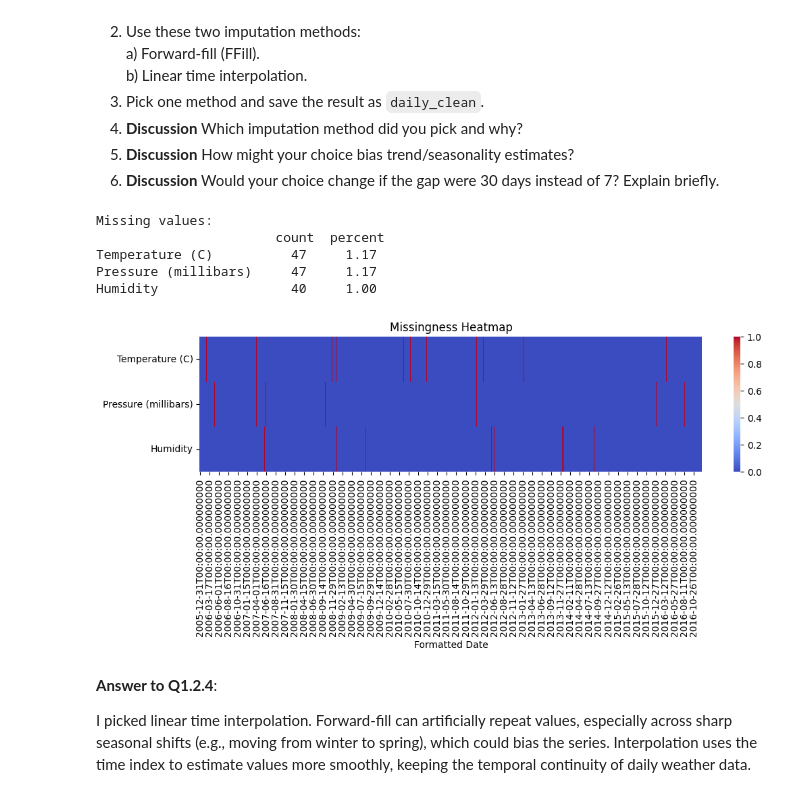
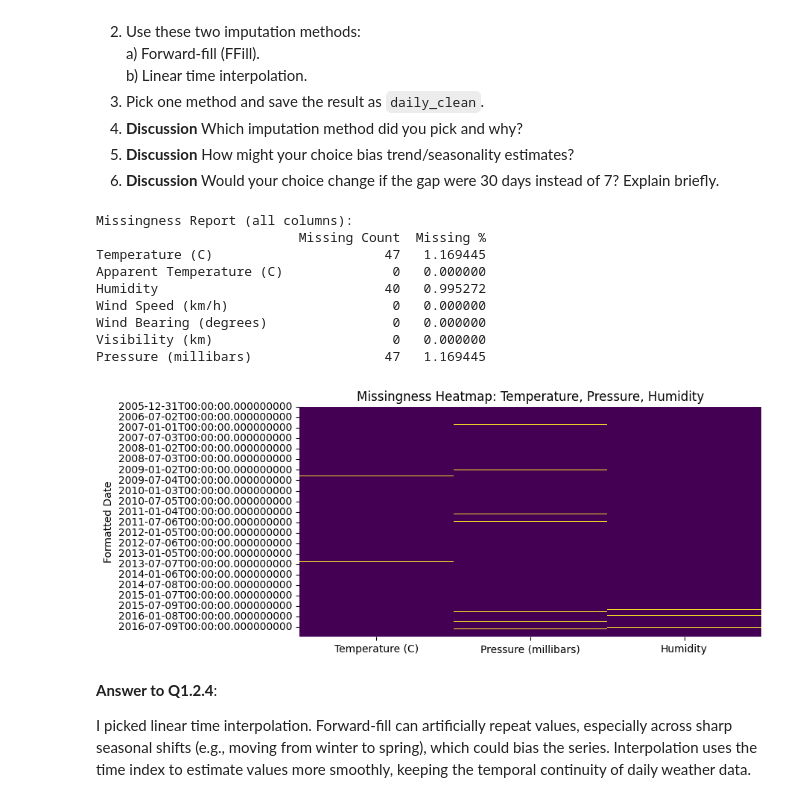
Before and after one commit to AdamDunn1437/4010_A1, a Jupyter notebook: Assignment1.ipynb, the cells around one changed output. Saved outputs shown, nothing was run; the diff lists cells and outputs as text; code cells hidden in the pictures.

```diff
--- a/Assignment1.ipynb
+++ b/Assignment1.ipynb
@@ -81,27 +103,38 @@ No categorical variables found → none.
 6. **Discussion** Would your choice change if the gap were 30 days instead of 7? Explain briefly.
 # %%
 # Answer to Q1.2.1
+import matplotlib.pyplot as plt
 import seaborn as sns
-import matplotlib.pyplot as plt
 
-# Report missingness (counts & %)
-missing_count = df[["Temperature (C)", "Pressure (millibars)", "Humidity"]].isna().sum()
-missing_percentage = (missing_count / len(df)) * 100
-print("Missing values:\n", pd.DataFrame({"count": missing_count, "percent": missing_percentage.round(2)}))
+missing_counts = df.isnull().sum()
+missing_percent = df.isnull().mean() * 100
 
-# Heatmap
-plt.figure(figsize=(12, 2.6))
-sns.heatmap(df[["Temperature (C)", "Pressure (millibars)", "Humidity"]].isna().T, cbar=True, cmap="coolwarm")
-plt.title("Missingness Heatmap")
-plt.tight_layout()
+missing_report = pd.DataFrame({
+    "Missing Count": missing_counts,
+    "Missing %": missing_percent
+})
+
+print("Missingness Report (all columns):")
+print(missing_report)
+
+# 2. Heatmap only for Temperature, Pressure, Humidity
+cols = ["Temperature (C)", "Pressure (millibars)", "Humidity"]
+
+plt.figure(figsize=(8, 4))
+sns.heatmap(df[cols].isnull(), cbar=False, cmap="viridis")
+plt.title("Missingness Heatmap: Temperature, Pressure, Humidity")
 plt.show()
 # %% [output]
-Missing values:
-                       count  percent
-Temperature (C)          47     1.17
-Pressure (millibars)     47     1.17
-Humidity                 40     1.00
+Missingness Report (all columns):
+                          Missing Count  Missing %
+Temperature (C)                      47   1.169445
+Apparent Temperature (C)              0   0.000000
+Humidity                             40   0.995272
+Wind Speed (km/h)                     0   0.000000
+Wind Bearing (degrees)                0   0.000000
+Visibility (km)                       0   0.000000
+Pressure (millibars)                 47   1.169445
-[figure, old version]
+[figure, new version]
 # %%
 # Answer to Q1.2.2
 # a) Forward-fill (FFill)
```
Also changed, not shown: parts of 21 cells of this notebook.
